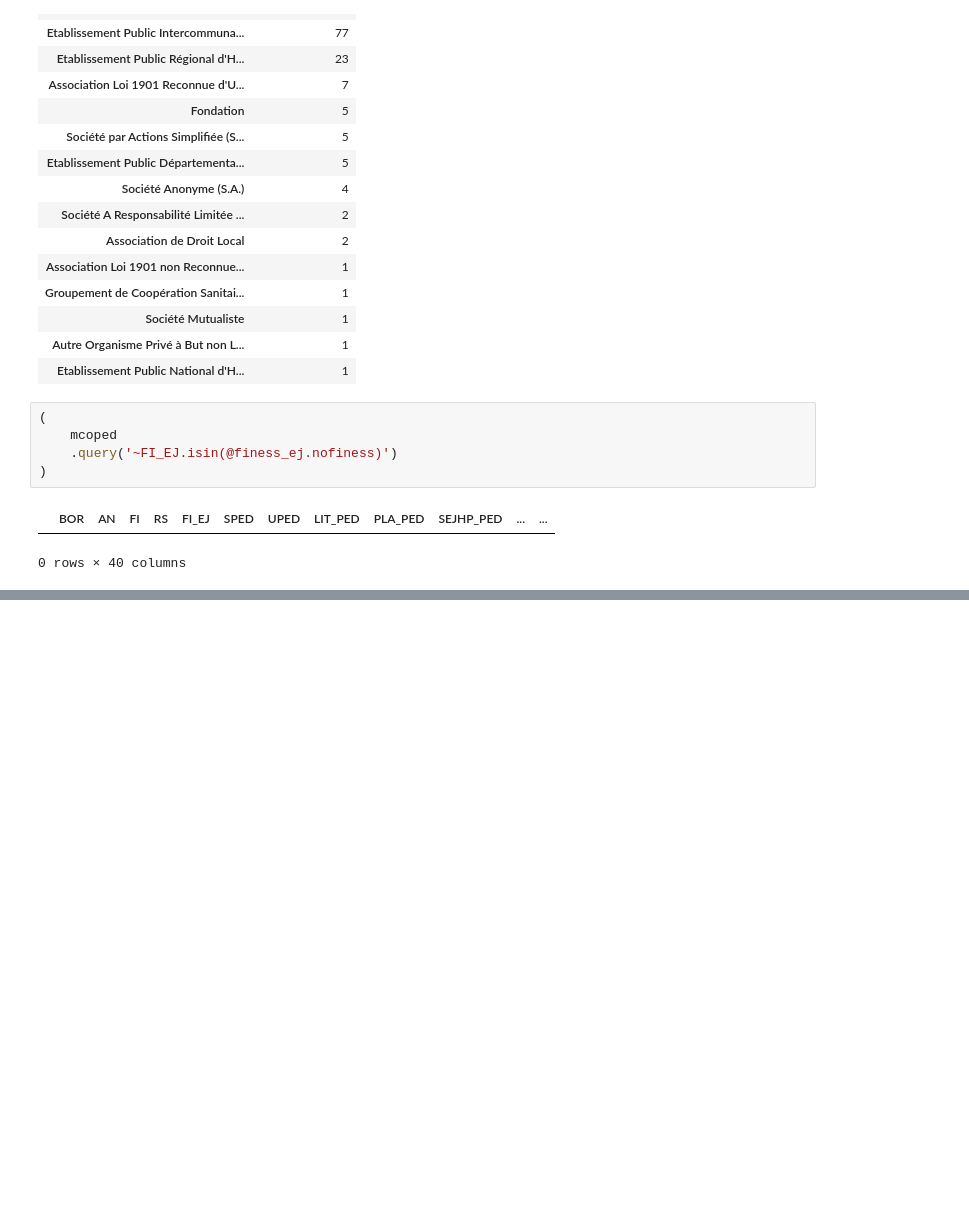
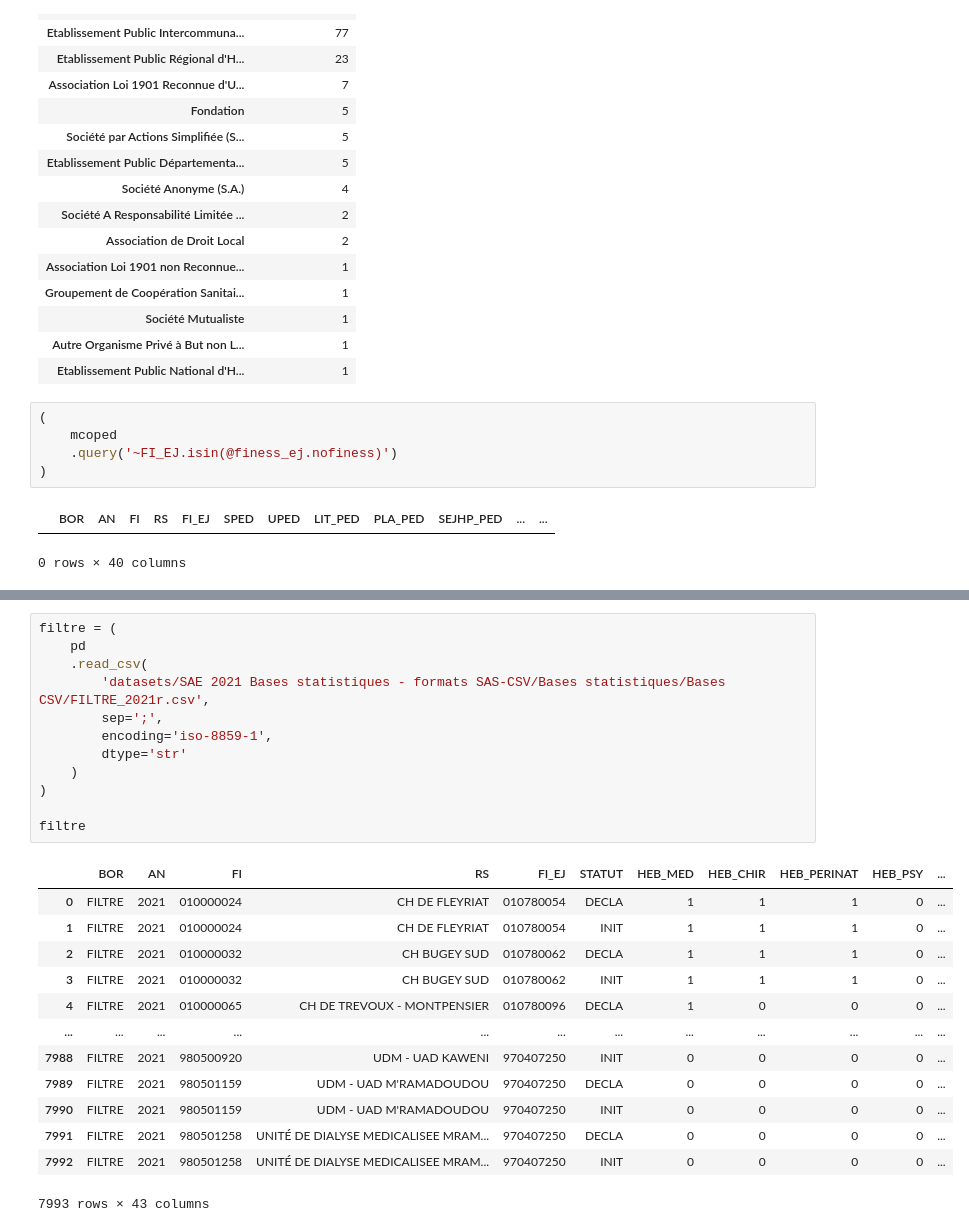
Before and after one commit to taniki/notebooks, a Jupyter notebook: finess/prep_sae.ipynb, the cells around one changed output, grey strips where cells are left out. Drawn from its saved outputs; the diff is of its cells as text; blank space fills up the shorter version.

```diff
--- a/finess/prep_sae.ipynb
+++ b/finess/prep_sae.ipynb
@@ -148,0 +291,26 @@ finess_ej
+# %%
+filtre = (
+    pd
+    .read_csv(
+        'datasets/SAE 2021 Bases statistiques - formats SAS-CSV/Bases statistiques/Bases CSV/FILTRE_2021r.csv',
+        sep=';',
+        encoding='iso-8859-1',
+        dtype='str'
+    )
+)
+
+filtre
+# %% [output]
+|  | BOR | AN | FI | RS | FI_EJ | STATUT | HEB_MED | HEB_CHIR | HEB_PERINAT | HEB_PSY | ... |
+| 0 | FILTRE | 2021 | 010000024 | CH DE FLEYRIAT | 010780054 | DECLA | 1 | 1 | 1 | 0 | ... |
+| 1 | FILTRE | 2021 | 010000024 | CH DE FLEYRIAT | 010780054 | INIT | 1 | 1 | 1 | 0 | ... |
+| 2 | FILTRE | 2021 | 010000032 | CH BUGEY SUD | 010780062 | DECLA | 1 | 1 | 1 | 0 | ... |
+| 3 | FILTRE | 2021 | 010000032 | CH BUGEY SUD | 010780062 | INIT | 1 | 1 | 1 | 0 | ... |
+| 4 | FILTRE | 2021 | 010000065 | CH DE TREVOUX - MONTPENSIER | 010780096 | DECLA | 1 | 0 | 0 | 0 | ... |
+| ... | ... | ... | ... | ... | ... | ... | ... | ... | ... | ... | ... |
+| 7988 | FILTRE | 2021 | 980500920 | UDM - UAD KAWENI | 970407250 | INIT | 0 | 0 | 0 | 0 | ... |
+| 7989 | FILTRE | 2021 | 980501159 | UDM - UAD M'RAMADOUDOU | 970407250 | DECLA | 0 | 0 | 0 | 0 | ... |
+| 7990 | FILTRE | 2021 | 980501159 | UDM - UAD M'RAMADOUDOU | 970407250 | INIT | 0 | 0 | 0 | 0 | ... |
+| 7991 | FILTRE | 2021 | 980501258 | UNITÉ DE DIALYSE MEDICALISEE MRAM... | 970407250 | DECLA | 0 | 0 | 0 | 0 | ... |
+| 7992 | FILTRE | 2021 | 980501258 | UNITÉ DE DIALYSE MEDICALISEE MRAM... | 970407250 | INIT | 0 | 0 | 0 | 0 | ... |
+7993 rows × 43 columns
```
Also changed, not shown: parts of 7 cells of this notebook.
